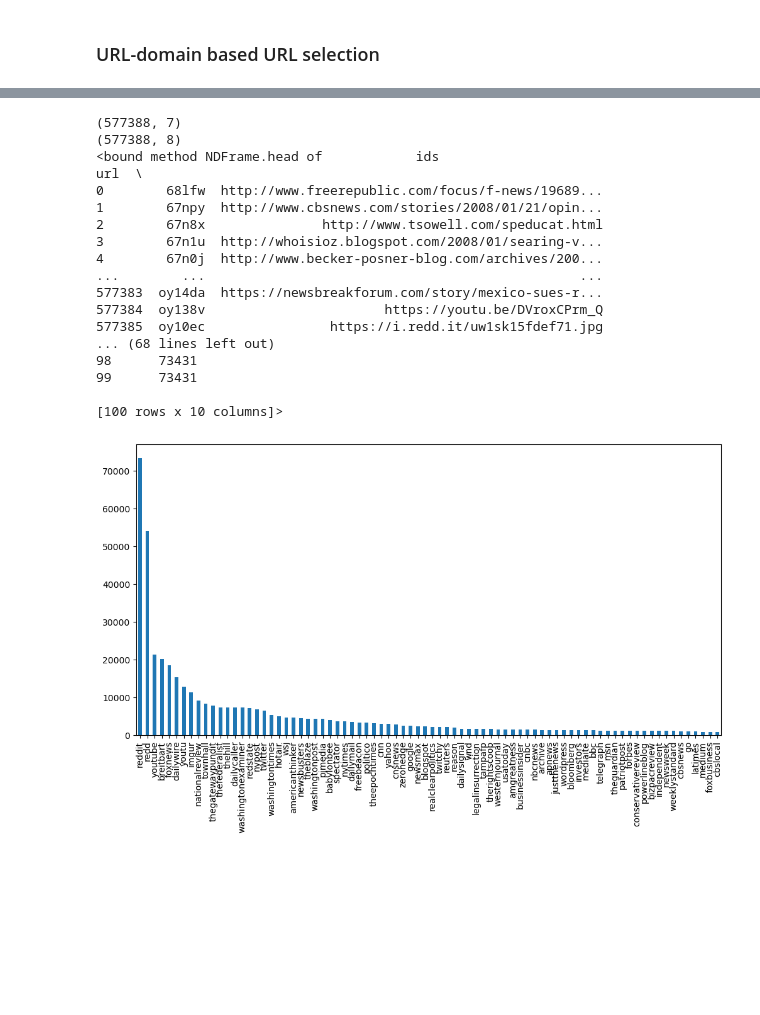
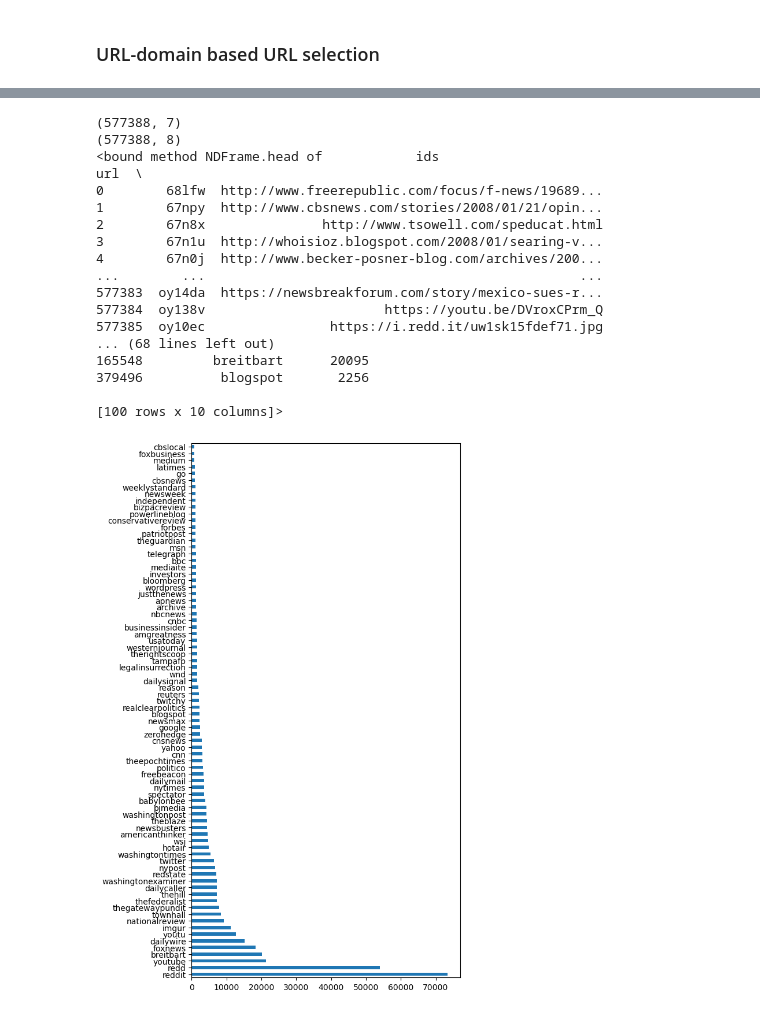
Before and after one commit to ADCLab/RedditIdeologyDB, a Jupyter notebook: Exploratory Data Analysis.ipynb, the cells around one changed output, grey strips where cells are left out. Cells and saved outputs as stored; diff of their text form; code cells hidden in the pictures; blank space fills up the shorter version.

```diff
--- a/Exploratory Data Analysis.ipynb
+++ b/Exploratory Data Analysis.ipynb
@@ -104,9 +150,9 @@ def get_domain_ordered_URLs(df, n):
     df['Frequency'] = df.groupby('url_domain')['url_domain'].transform('count')
     df = df.sort_values('Frequency', ascending=False)
     df = df.reset_index()
-    df_domainFreq_topn = df[:n]
+    df_domainFreq_samplen = df.sample(n, random_state=42)
 
-    return df, df_domainFreq_topn
+    return df, df_domainFreq_samplen
 # %%
 # Liberal data
 lib_df = pd.read_csv("../ids_urls_submission_Liberal_from_1241293173_to_1628308799.csv")
@@ -159,12 +221,12 @@ print(con_domain_df.shape)
 print(con_domain_df.head)
 con_domain_df.to_csv("../ids_urls_submission_Conservative_from_1202154642_to_1628308799_domainAdded.csv")
 
-con_df_domainFreq, con_df_domainFreq_top100 = get_domain_ordered_URLs(df=con_domain_df, n=100)
+con_df_domainFreq, con_df_domainFreq_sample100 = get_domain_ordered_URLs(df=con_domain_df, n=100)
 print(con_df_domainFreq.shape)
-print(con_df_domainFreq_top100.shape)
-print(con_df_domainFreq_top100.head)
+print(con_df_domainFreq_sample100.shape)
+print(con_df_domainFreq_sample100.head)
 con_df_domainFreq.to_csv("../ids_urls_submission_Conservative_from_1202154642_to_1628308799_domainFreqAdded.csv")
-con_df_domainFreq_top100.to_csv("../ids_urls_submission_Conservative_from_1202154642_to_1628308799_domainFreqAddedTop100.csv")
+con_df_domainFreq_top100.to_csv("../ids_urls_submission_Conservative_from_1202154642_to_1628308799_domainFreqAddedSample100.csv")
 # %% [output]
 (577388, 7)
 (577388, 8)
@@ -179,15 +241,15 @@ con_df_domainFreq_top100.to_csv("../ids_urls_submission_Conservative_from_120215
 577384  oy138v                       https://youtu.be/DVroxCPrm_Q
 577385  oy10ec                https://i.redd.it/uw1sk15fdef71.jpg
 ... (68 lines left out)
-98      73431
-99      73431
+165548         breitbart      20095
+379496          blogspot       2256
 
 [100 rows x 10 columns]>
 # %%
 # plot conserv url_domain distribution
 # con_df_domainFreq.url_domain.value_counts()[:100]
-plt.figure(figsize=(12, 6))
-con_df_domainFreq.url_domain.value_counts()[:80].plot(kind='bar')
+plt.figure(figsize=(6, 12))
+con_df_domainFreq.url_domain.value_counts()[:80].plot(kind='barh')
 plt.show()
 # %% [output]
-[figure, old version]
+[figure, new version]
```
Also changed, not shown: parts of 9 cells of this notebook.
